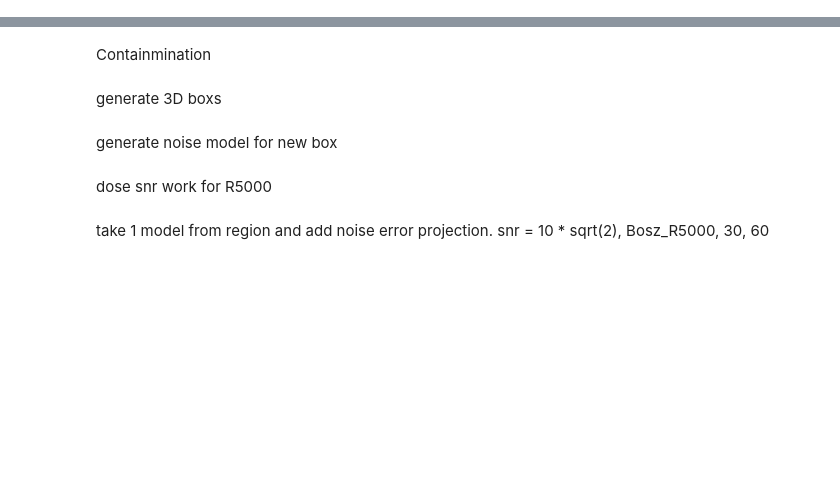
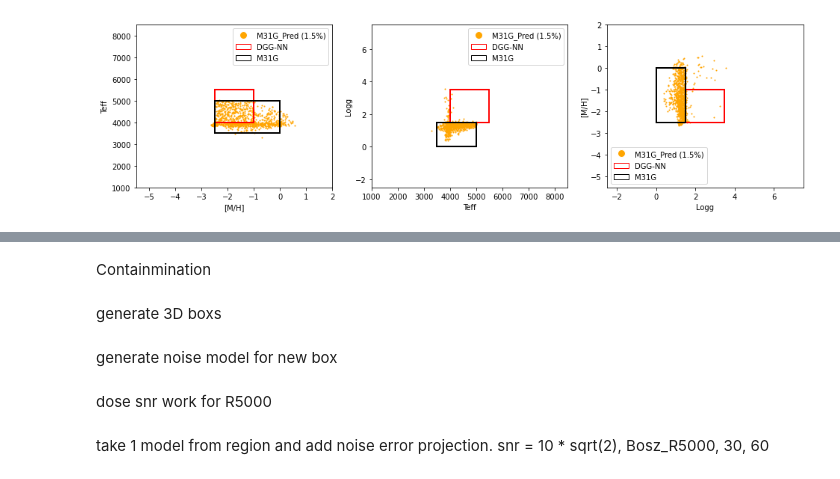
Before and after one commit to ViskaWei/LV, a Jupyter notebook: nb/dnn.ipynb, the cells around one changed output, grey strips where cells are left out. Drawn from its saved outputs; the diff is of its cells as text; code cells hidden in the pictures; blank space fills up the shorter version.

```diff
--- a/nb/dnn.ipynb
+++ b/nb/dnn.ipynb
@@ -26,0 +32,5 @@ Layers: [60, 64, 32, 16, 3]
+# %%
+R0, R1 = "G", "M"
+ddp.plot_box_R0_R1(R0, R1, n_box=2, axs=None)
+# %% [output]
+[figure, added]
```
Also changed, not shown: parts of 15 cells of this notebook, 5 other files.
